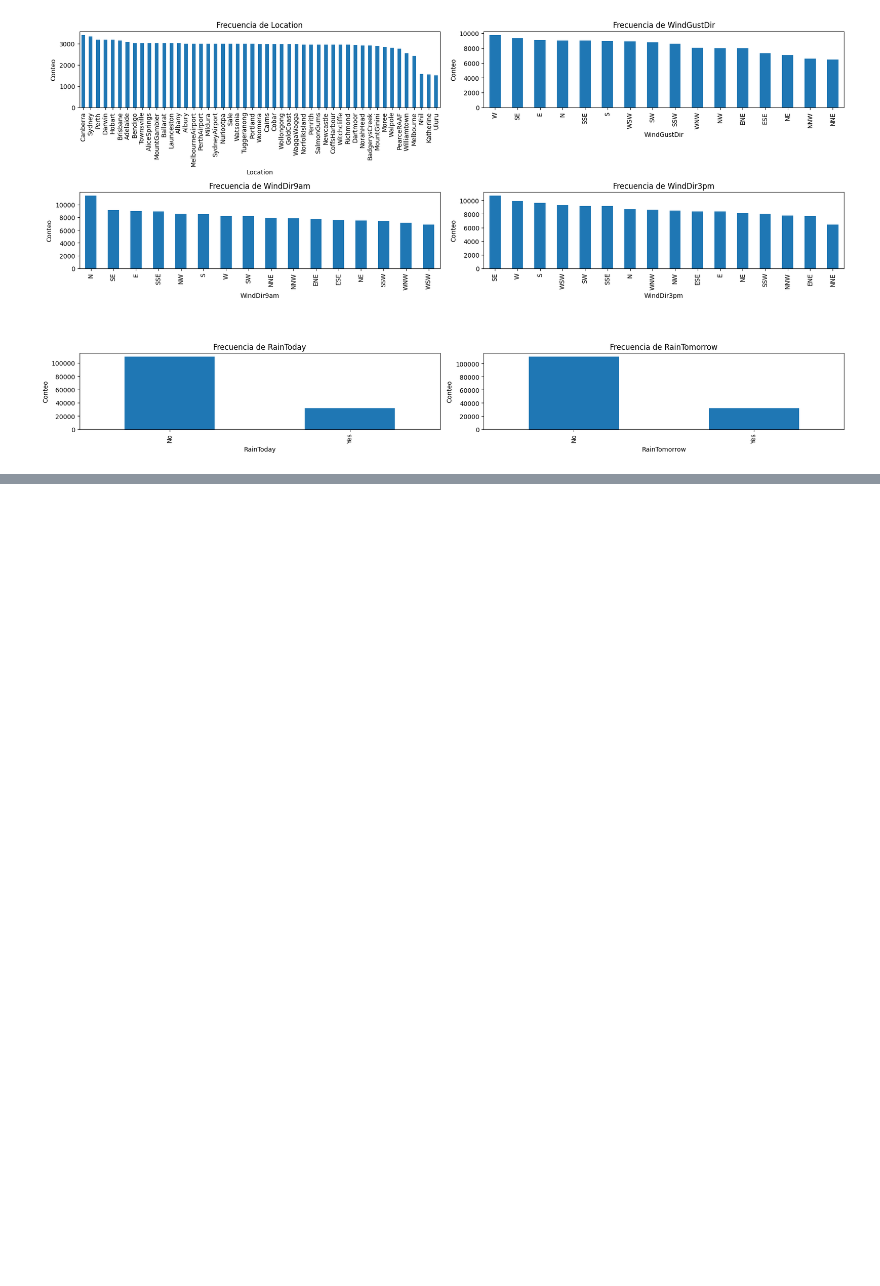
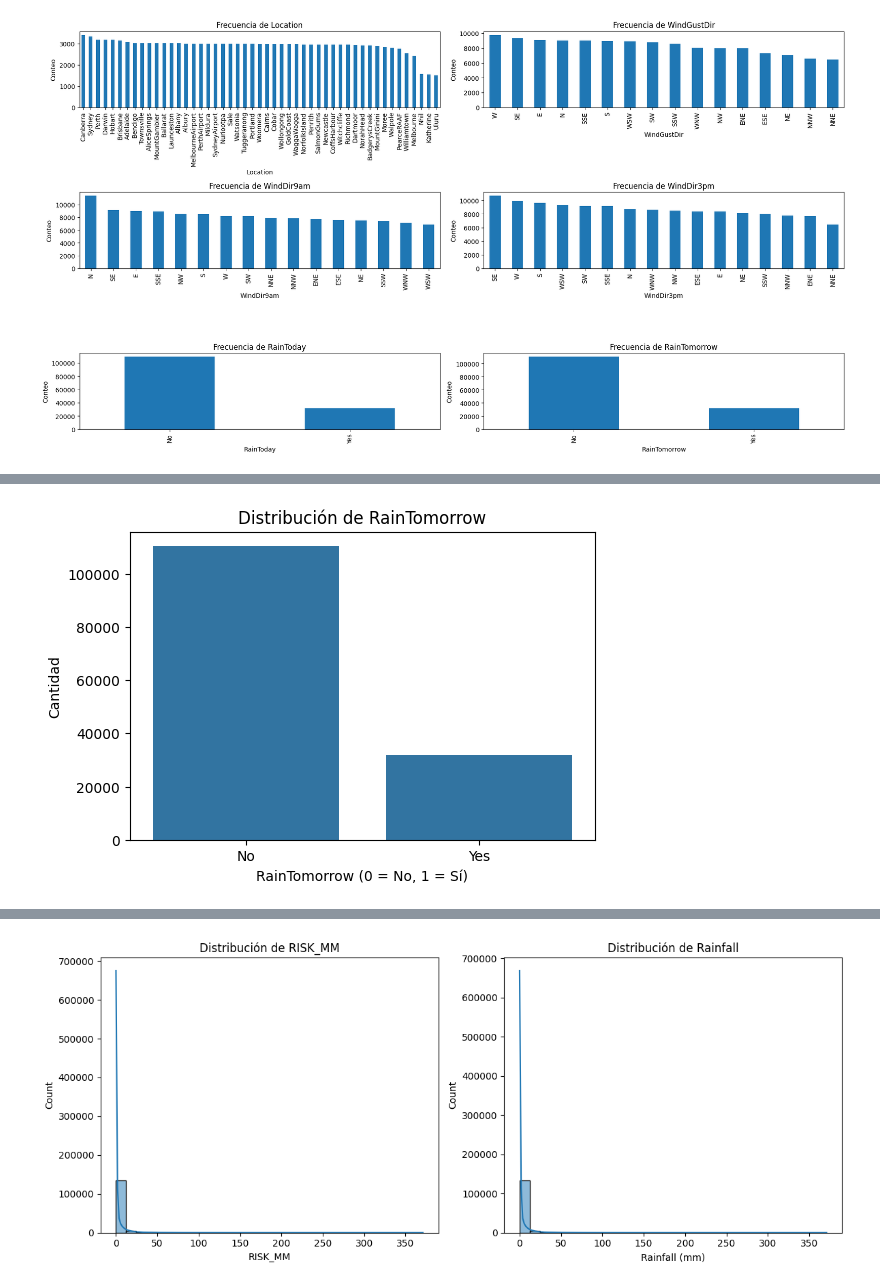
Before and after one commit to h-garrido/weather-aus, a Jupyter notebook: notebooks/exploracion_inicial.ipynb, the cells around one changed output, grey strips where cells are left out. Cells and saved outputs as stored; diff of their text form; code cells hidden in the pictures; blank space fills up the shorter version.

```diff
--- a/notebooks/exploracion_inicial.ipynb
+++ b/notebooks/exploracion_inicial.ipynb
@@ -309,0 +416,25 @@ plt.show()
+# %%
+# Distribución de RainTomorrow
+plt.figure(figsize=(6,4))
+sns.countplot(x='RainTomorrow', data=df)
+plt.title('Distribución de RainTomorrow')
+plt.xlabel('RainTomorrow (0 = No, 1 = Sí)')
+plt.ylabel('Cantidad')
+plt.show()
+
+# Histogramas de RISK_MM y Rainfall
+plt.figure(figsize=(12,5))
+
+plt.subplot(1,2,1)
+sns.histplot(df['RISK_MM'].dropna(), kde=True, bins=30)
+plt.title('Distribución de RISK_MM')
+plt.xlabel('RISK_MM')
+
+plt.subplot(1,2,2)
+sns.histplot(df['Rainfall'].dropna(), kde=True, bins=30)
+plt.title('Distribución de Rainfall')
+plt.xlabel('Rainfall (mm)')
+
+plt.tight_layout()
+plt.show()
+# %% [output]
@@ -309,0 +442 @@ plt.show()
+[figure, added]
@@ -309,0 +444 @@ plt.show()
+[figure, added]
```
Also changed, not shown: parts of 16 cells of this notebook, 8 other files.
